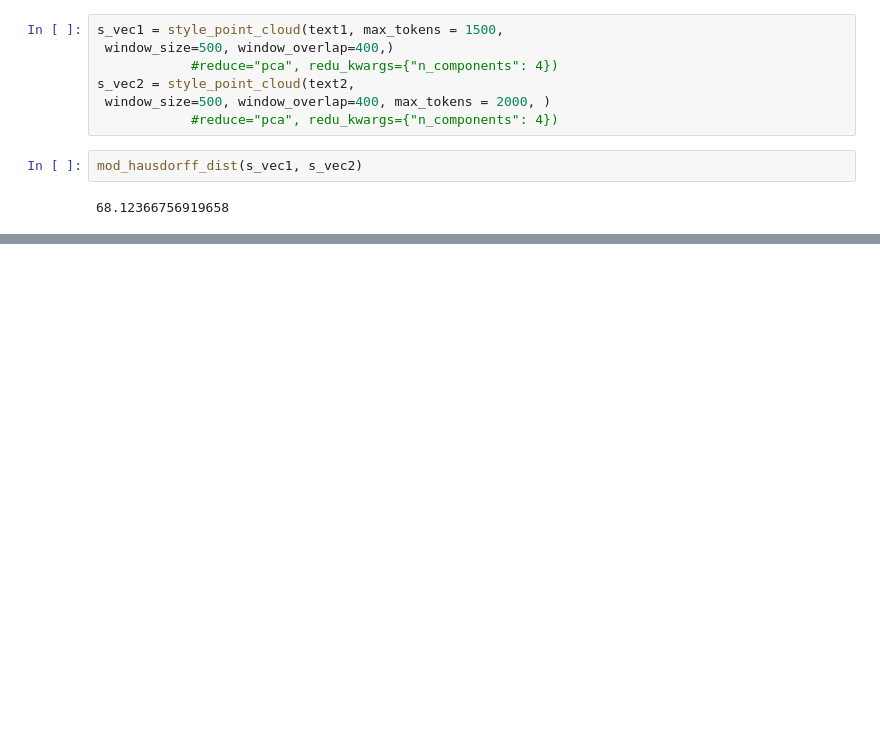
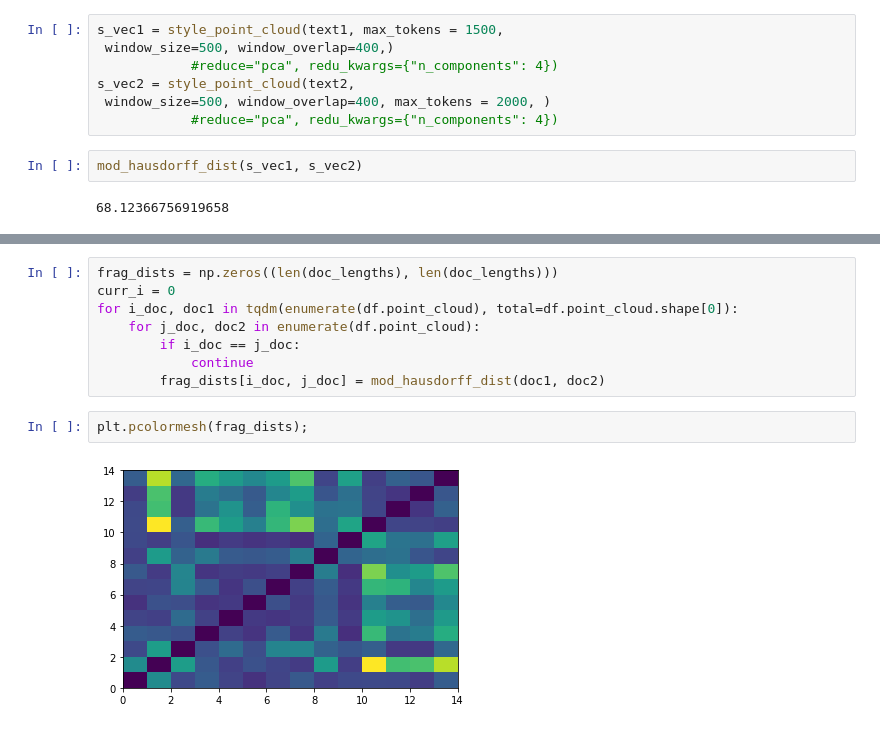
Before and after one commit to Mi-CS/stylometric_features, a Jupyter notebook: notebooks/pruebas.ipynb, the cells around one changed output, grey strips where cells are left out. Cells and saved outputs as stored; diff of their text form; blank space fills up the shorter version.

```diff
--- a/notebooks/pruebas.ipynb
+++ b/notebooks/pruebas.ipynb
@@ -47,0 +120,12 @@ mod_hausdorff_dist(s_vec1, s_vec2)
+# %%
+frag_dists = np.zeros((len(doc_lengths), len(doc_lengths)))
+curr_i = 0
+for i_doc, doc1 in tqdm(enumerate(df.point_cloud), total=df.point_cloud.shape[0]):
+    for j_doc, doc2 in enumerate(df.point_cloud):
+        if i_doc == j_doc:
+            continue
+        frag_dists[i_doc, j_doc] = mod_hausdorff_dist(doc1, doc2)
+# %%
+plt.pcolormesh(frag_dists);
+# %% [output]
+[figure, added]
```
Also changed, not shown: parts of 17 cells of this notebook, 4 other files.
